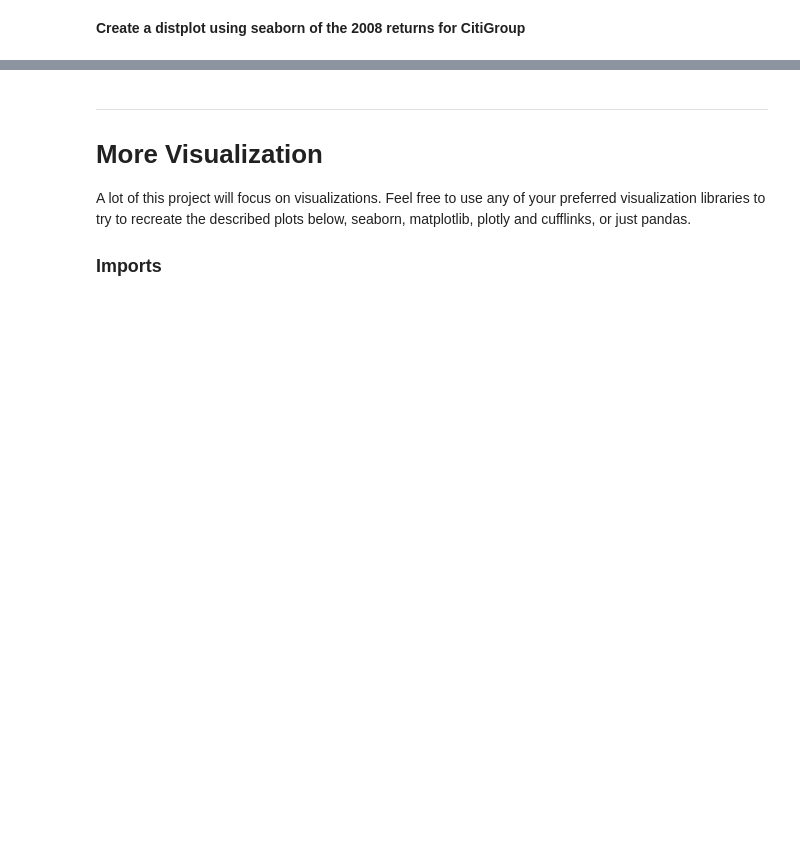
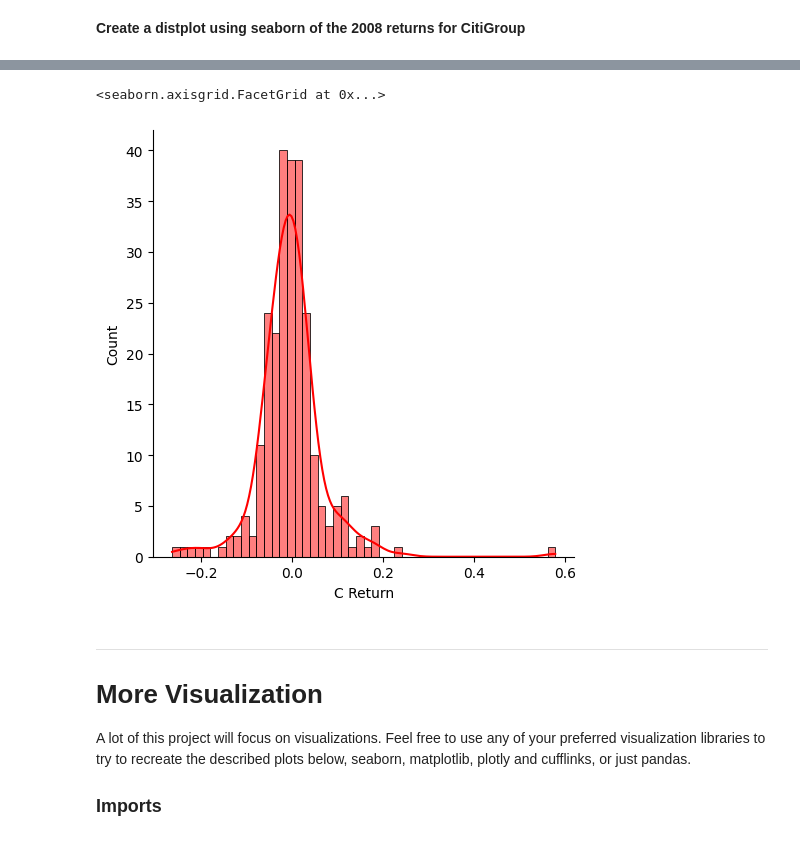
Before and after one commit to JonathanTSilva/HL-Python, a Jupyter notebook: Build/Course-PDSML/04-Data-Capstone-Projects/Finance Project .ipynb, the cells around one changed output, grey strips where cells are left out. Cells and saved outputs as stored; diff of their text form; code cells hidden in the pictures; blank space fills up the shorter version.

```diff
--- a/Build/Course-PDSML/04-Data-Capstone-Projects/Finance Project .ipynb
+++ b/Build/Course-PDSML/04-Data-Capstone-Projects/Finance Project .ipynb
@@ -200,3 +210,8 @@ using a non-integer number instead of an integer will result in an error in the
+# %%
+sns.displot(data=returns['2008-01-01':'2008-12-31']['C Return'], color='red', bins=50, kde=True)
+# %% [output]
+<seaborn.axisgrid.FacetGrid at 0x...>
+[figure, added]
 # %% [markdown]
 ____
 # More Visualization
```
Also changed, not shown: parts of 41 cells of this notebook, 2 other files.
